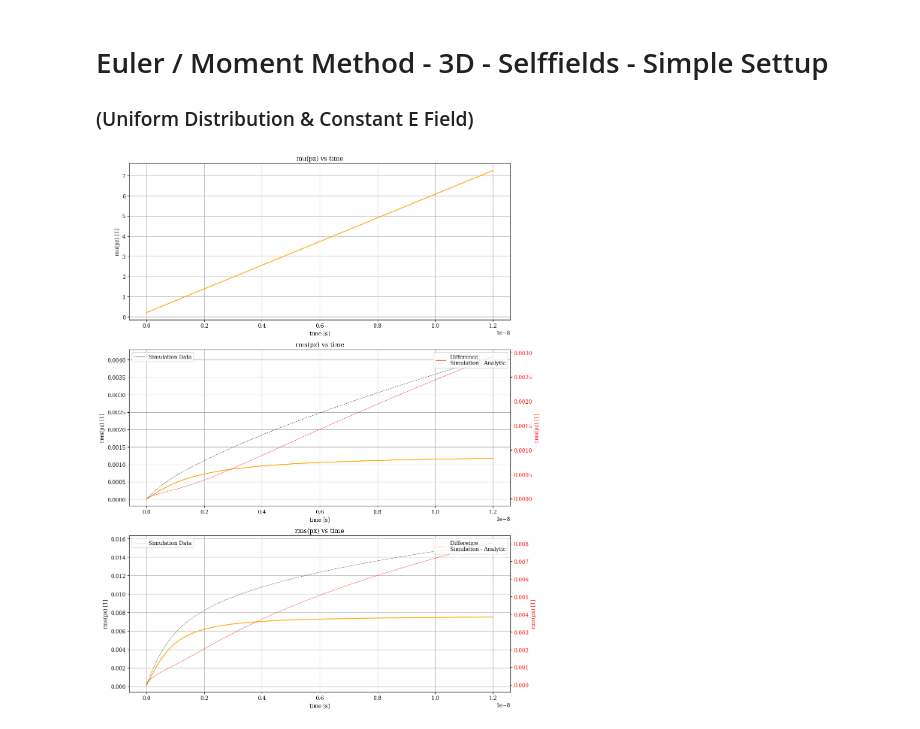
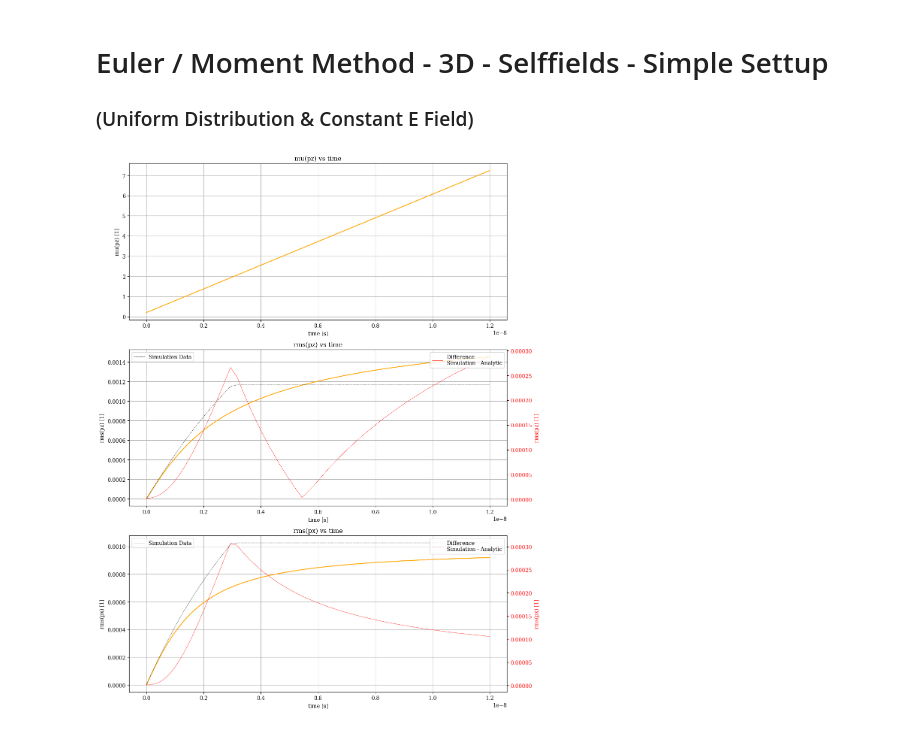
Before and after one commit to alexanderwischmann/FS26-semester-project, a Jupyter notebook: python/analytic_solve.ipynb, the cells around one changed output. Drawn from its saved outputs; the diff is of its cells as text; code cells hidden in the pictures.

```diff
--- a/python/analytic_solve.ipynb
+++ b/python/analytic_solve.ipynb
@@ -679,8 +719,8 @@ def state_derivative_simple_3d(
     R_x, R_y, R_z = np.sqrt(5) * sigma_x, np.sqrt(5) * sigma_x, np.sqrt(5) * sigma_z # x and y are symmetric
     g_x, _, g_z = calc_g_xyz(mu_gamma, R_z, R_x)
 
-    kappa_z = 3.0 * TOTAL_CHARGE * g_z / (4.0 * np.pi * EPSILON_0 * R_x * R_y * R_z)
-    kappa_x = 3.0 * TOTAL_CHARGE * g_x / (4.0 * np.pi * mu_gamma**2 * EPSILON_0 * R_x * R_y * R_z)
+    kappa_z = 3.0 * SIMPLE_TOTAL_CHARGE * g_z / (4.0 * np.pi * EPSILON_0 * R_x * R_y * R_z)
+    kappa_x = 3.0 * SIMPLE_TOTAL_CHARGE * g_x / (4.0 * np.pi * mu_gamma**2 * EPSILON_0 * R_x * R_y * R_z)
 
     force_ext_z = q * E_Z * c_si  # kinematic term (m/s)
     force_self_z = q * kappa_z * c_si # kinematic term (m/s)
@@ -724,57 +764,57 @@ def state_derivative_simple_3d(
     return np.array([d_mu_z, d_mu_p, d_sigma_z_squared, d_sigma_pz_squared, d_sigma_zpz, d_sigma_x_squared, d_sigma_px_squared, d_sigma_xpx])
 # %%
 POSITION_MOMENTUM_SIGMA_0 = 0 # Uniform distribution
+Y0 = np.array([
+    POSITION_0[2], # 0 mu_z
+    MOMENTUM_0[2], # 1 mu_pz
+    SIMPLE_POSITION_SIGMA_0[2]**2, # 2 sigma_z^2
+    SIMPLE_MOMENTUM_SIGMA_0[2]**2, # 3 sigma_pz^2
+    POSITION_MOMENTUM_SIGMA_0, # 4 sigma_zpz
+    SIMPLE_POSITION_SIGMA_0[0]**2, # 5 sigma_x^2
+    SIMPLE_MOMENTUM_SIGMA_0[0]**2, # 6 sigma_px^2
+    POSITION_MOMENTUM_SIGMA_0, # 7 sigma_xpx
+])
 # Y0 = np.array([
-#     POSITION_0[2], # 0 mu_z
-#     MOMENTUM_0[2], # 1 mu_pz
-#     POSITION_SIGMA_0[2]**2, # 2 sigma_z^2
-#     MOMENTUM_SIGMA_0[2]**2, # 3 sigma_pz^2
+#     data_3d_simple_position_z_means[0], # 0 mu_z
+#     data_3d_simple_momentum_z_means[0], # 1 mu_pz
+#     data_3d_simple_position_z_sigmas[0]**2, # 2 sigma_z^2
+#     data_3d_simple_momentum_z_sigmas[0]**2, # 3 sigma_pz^2
 #     POSITION_MOMENTUM_SIGMA_0, # 4 sigma_zpz
-#     POSITION_SIGMA_0[0]**2, # 5 sigma_x^2
-#     MOMENTUM_SIGMA_0[0]**2, # 6 sigma_px^2
+#     data_3d_simple_position_x_sigmas[0]**2, # 5 sigma_x^2
+#     data_3d_simple_momentum_x_sigmas[0]**2, # 6 sigma_px^2
 #     POSITION_MOMENTUM_SIGMA_0, # 7 sigma_xpx
-# ])
-Y0 = np.array([
-    data_3d_simple_position_z_means[0], # 0 mu_z
-    data_3d_simple_momentum_z_means[0], # 1 mu_pz
-    data_3d_simple_position_z_sigmas[0]**2, # 2 sigma_z^2
-    data_3d_simple_momentum_z_sigmas[0]**2, # 3 sigma_pz^2
-    POSITION_MOMENTUM_SIGMA_0, # 4 sigma_zpz
-    data_3d_simple_position_x_sigmas[0]**2, # 5 sigma_x^2
-    data_3d_simple_momentum_x_sigmas[0]**2, # 6 sigma_px^2
-    POSITION_MOMENTUM_SIGMA_0, # 7 sigma_xpx
-]) # exact initial conditions from simulation data
+# ]) # exact initial conditions from simulation data
 
 sol = solve_ivp(state_derivative_simple_3d, (0.0, T_END_SIMPLE), Y0, dense_output=True, rtol=1e-10, atol=1e-13)
 
 times = sol.t
 mu_pz_vs_time_simple_3d = sol.y[1]
 rms_pz_vs_time_simple_3d = np.sqrt(sol.y[3])
 rms_px_vs_time_simple_3d = np.sqrt(sol.y[6])
 
 fig, axes = plt.subplots(3, figsize=(12, 15))
 axes[0].plot(times, p_to_betagamma(mu_pz_vs_time_simple_3d), color='orange')
 axes[0].set_xlabel('time [s]')
 axes[0].set_ylabel(f'mu(pz) [1]')
 axes[0].set_title(f'mu(pz) vs time')
 axes[0].grid()
 
 
 axes[1].plot(times, p_to_betagamma(rms_pz_vs_time_simple_3d), color='orange')
 axes[1].set_xlabel('time [s]')
 axes[1].set_ylabel(f'rms(pz) [1]')
 axes[1].set_title(f'rms(pz) vs time')
 axes[1].grid()
 plot_data(axes[1], times, p_to_betagamma(rms_pz_vs_time_simple_3d), data_3d_simple_xaxis, p_to_betagamma(data_3d_simple_momentum_z_sigmas))
 
 axes[2].plot(times, p_to_betagamma(rms_px_vs_time_simple_3d), color='orange')
 axes[2].set_xlabel('time [s]')
 axes[2].set_ylabel(f'rms(px) [1]')
 axes[2].set_title(f'rms(px) vs time')
 axes[2].grid()
 plot_data(axes[2], times, p_to_betagamma(rms_px_vs_time_simple_3d), data_3d_simple_xaxis, p_to_betagamma(data_3d_simple_momentum_x_sigmas))
 
 plt.tight_layout()
 plt.show()
 # %% [output]
-[figure, old version]
+[figure, new version]
```
Also changed, not shown: parts of 9 cells of this notebook, 2 other files.
